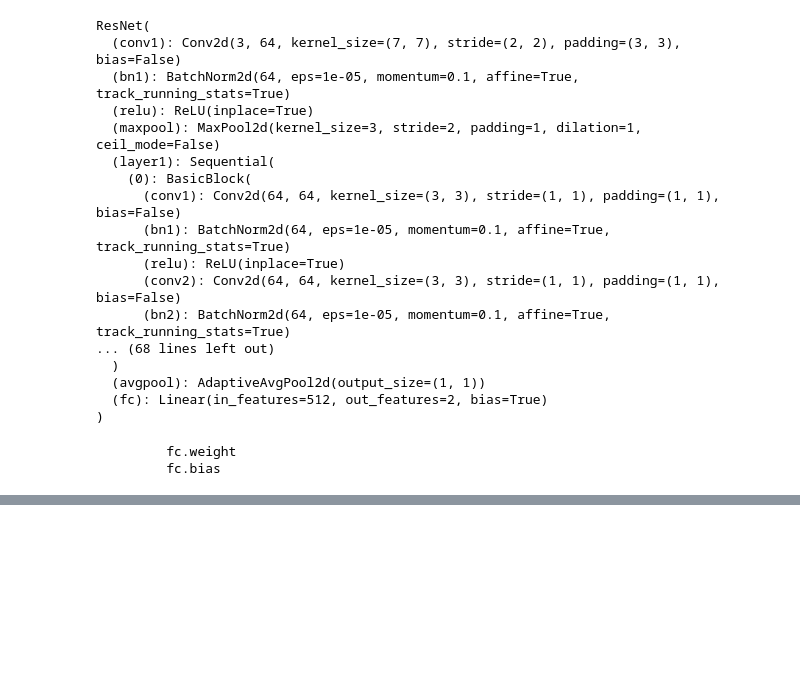
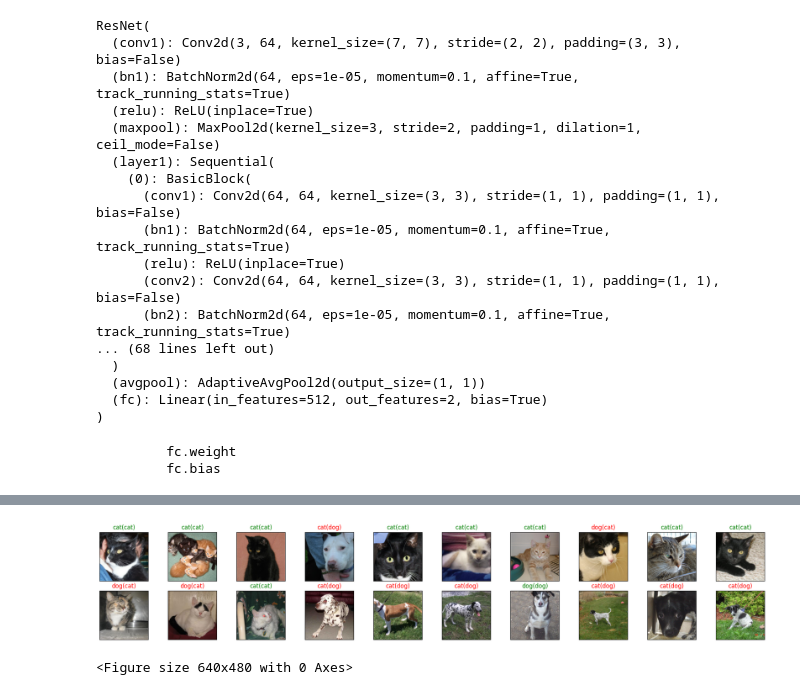
Before and after one commit to Data-MaSTeRR/Pytorch_practice, a Jupyter notebook: TransferLearning_practice.ipynb, the cells around one changed output, grey strips where cells are left out. Saved outputs shown, nothing was run; the diff lists cells and outputs as text; code cells hidden in the pictures; blank space fills up the shorter version.

```diff
--- a/TransferLearning_practice.ipynb
+++ b/TransferLearning_practice.ipynb
@@ -192,0 +291,26 @@ Best Acc: 0.932468
+# %%
+def im_convert(tensor):
+    image=tensor.clone().detach().numpy()
+    image=image.transpose(1,2,0)
+    image=image*(np.array((0.5,0.5,0.5))+np.array((0.5,0.5,0.5)))
+    image=image.clip(0,1)
+    return image
+# %%
+classes = {0:'cat', 1:'dog'}
+
+dataiter=iter(test_loader)
+images,labels=next(dataiter)
+output=model(images)
+_,preds=torch.max(output,1)
+
+fig=plt.figure(figsize=(25,4))
+for idx in np.arange(20):
+    ax=fig.add_subplot(2,10,idx+1,xticks=[],yticks=[])
+    plt.imshow(im_convert(images[idx]))
+    a.set_title(classes[labels[i].item()])
+    ax.set_title("{}({})".format(str(classes[preds[idx].item()]),str(classes[labels[idx].item()])),color=("green" if preds[idx]==labels[idx] else "red"))
+plt.show()
+plt.subplots_adjust(bottom=0.2, top=0.6, hspace=0)
+# %% [output]
+[figure, added]
+<Figure size 640x480 with 0 Axes>
```
Also changed, not shown: parts of 8 cells of this notebook.
